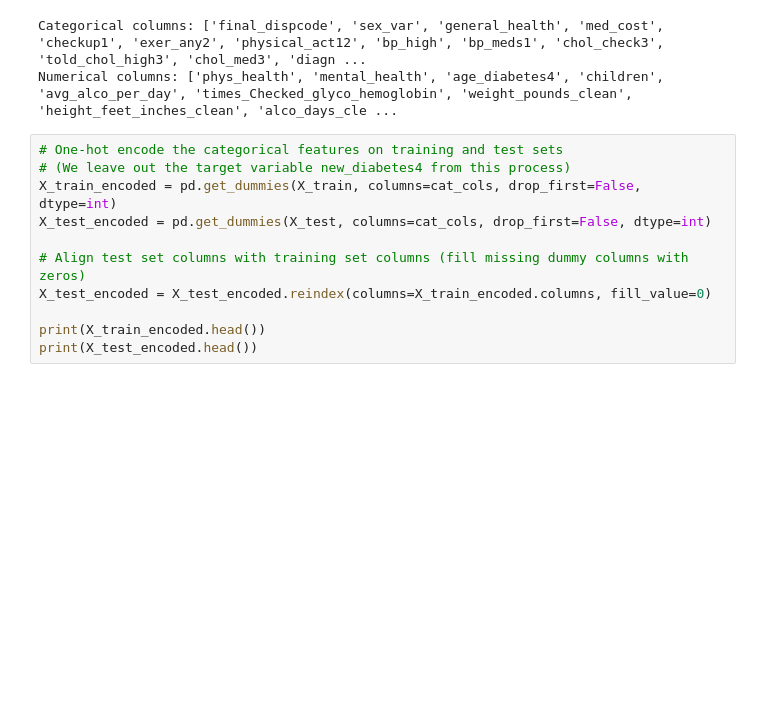
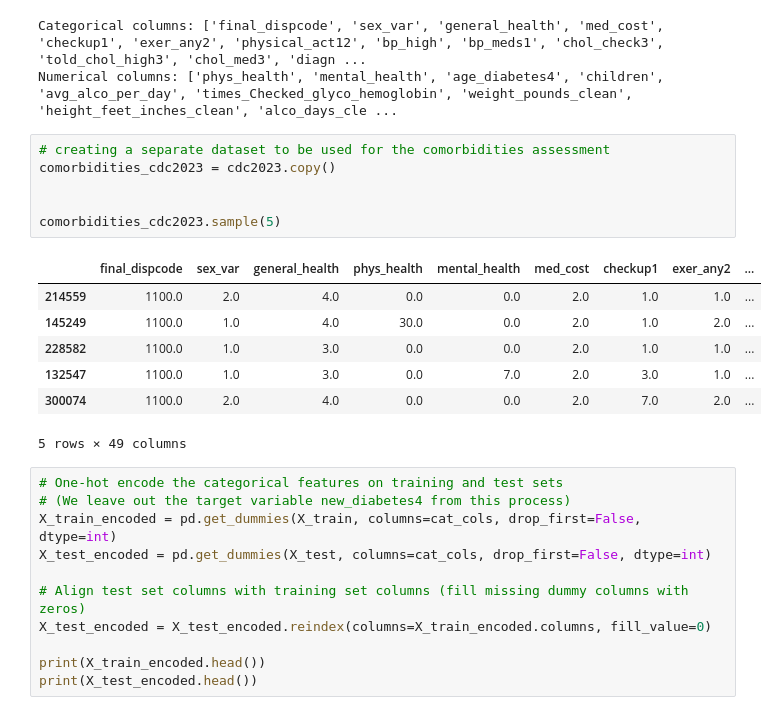
Before and after one commit to stephanieajah/Predicting-Diabetes-and-Potential-Comorbidities-with-Machine-Learning, a Jupyter notebook: main.ipynb, the cells around one changed output. Saved outputs shown, nothing was run; the diff lists cells and outputs as text; blank space fills up the shorter version.

```diff
--- a/main.ipynb
+++ b/main.ipynb
@@ -1009,6 +1028,20 @@ print("Numerical columns:", num_cols)
 # %% [output]
 Categorical columns: ['final_dispcode', 'sex_var', 'general_health', 'med_cost', 'checkup1', 'exer_any2', 'physical_act12', 'bp_high', 'bp_meds1', 'chol_check3', 'told_chol_high3', 'chol_med3', 'diagn ...
 Numerical columns: ['phys_health', 'mental_health', 'age_diabetes4', 'children', 'avg_alco_per_day', 'times_Checked_glyco_hemoglobin', 'weight_pounds_clean', 'height_feet_inches_clean', 'alco_days_cle ...
+# %%
+# creating a separate dataset to be used for the comorbidities assessment
+comorbidities_cdc2023 = cdc2023.copy()
+
+
+comorbidities_cdc2023.sample(5)
+# %% [output]
+|  | final_dispcode | sex_var | general_health | phys_health | mental_health | med_cost | checkup1 | exer_any2 | ... |
+| 214559 | 1100.0 | 2.0 | 4.0 | 0.0 | 0.0 | 2.0 | 1.0 | 1.0 | ... |
+| 145249 | 1100.0 | 1.0 | 4.0 | 30.0 | 0.0 | 2.0 | 1.0 | 2.0 | ... |
+| 228582 | 1100.0 | 1.0 | 3.0 | 0.0 | 0.0 | 2.0 | 1.0 | 1.0 | ... |
+| 132547 | 1100.0 | 1.0 | 3.0 | 0.0 | 7.0 | 2.0 | 3.0 | 1.0 | ... |
+| 300074 | 1100.0 | 2.0 | 4.0 | 0.0 | 0.0 | 2.0 | 7.0 | 2.0 | ... |
+5 rows × 49 columns
 # %%
 # One-hot encode the categorical features on training and test sets
 # (We leave out the target variable new_diabetes4 from this process)
```
Also changed, not shown: parts of 32 cells of this notebook, 2 other files.
